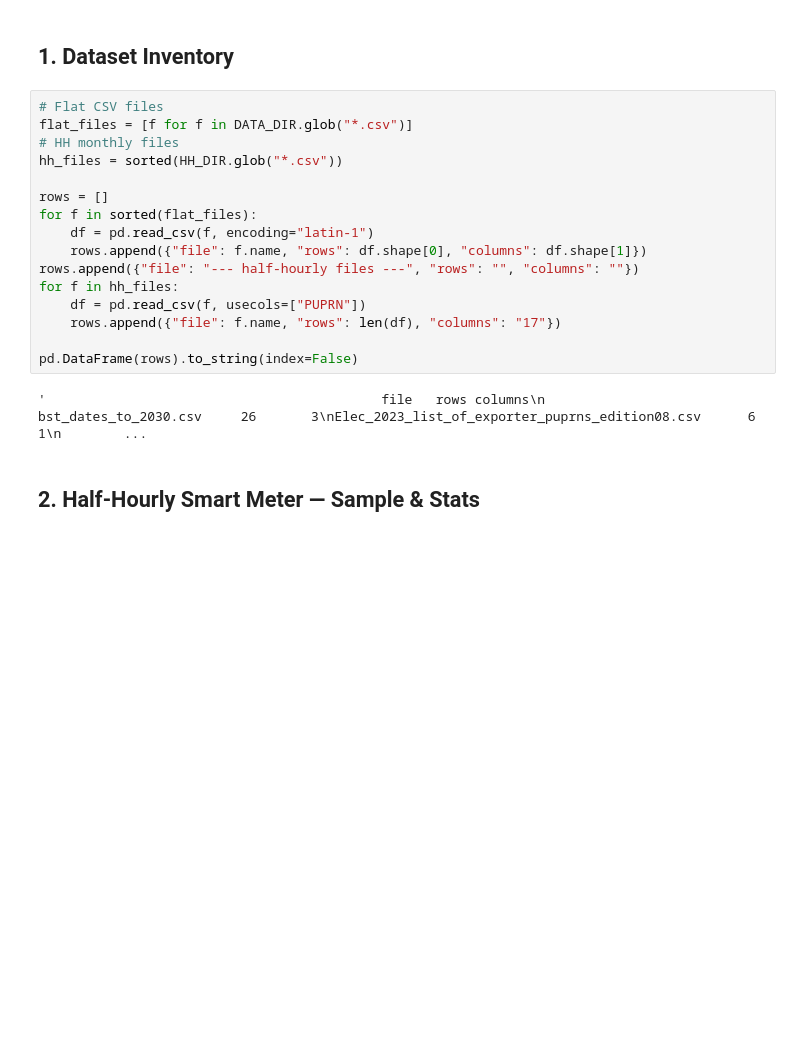
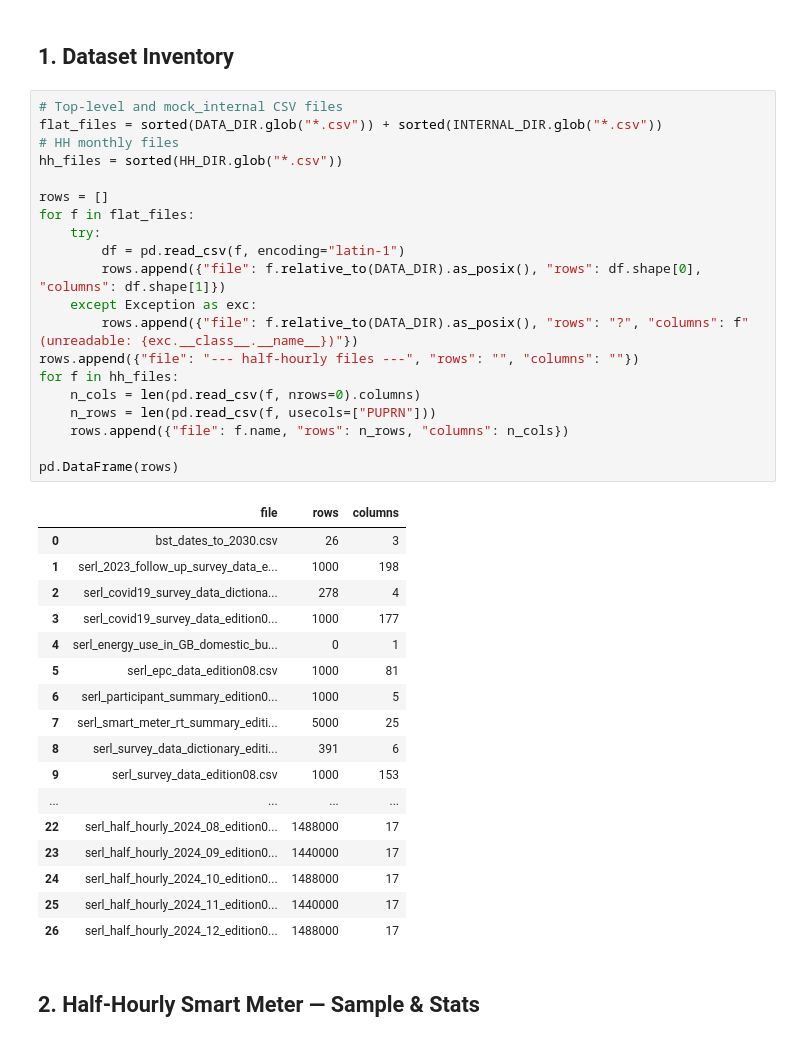
Before and after one commit to BarsantiMatteo/serl-mock, a Jupyter notebook: notebooks/explore_mock_data.ipynb, the cells around one changed output. Drawn from its saved outputs; the diff is of its cells as text; blank space fills up the shorter version.

```diff
--- a/notebooks/explore_mock_data.ipynb
+++ b/notebooks/explore_mock_data.ipynb
@@ -28,23 +36,43 @@ Data dir: C:\Users\matte\projects_python\serl-mock\data\mock
 # %% [markdown]
 ## 1. Dataset Inventory
 # %%
-# Flat CSV files
-flat_files = [f for f in DATA_DIR.glob("*.csv")]
+# Top-level and mock_internal CSV files
+flat_files = sorted(DATA_DIR.glob("*.csv")) + sorted(INTERNAL_DIR.glob("*.csv"))
 # HH monthly files
 hh_files = sorted(HH_DIR.glob("*.csv"))
 
 rows = []
-for f in sorted(flat_files):
-    df = pd.read_csv(f, encoding="latin-1")
-    rows.append({"file": f.name, "rows": df.shape[0], "columns": df.shape[1]})
+for f in flat_files:
+    try:
+        df = pd.read_csv(f, encoding="latin-1")
+        rows.append({"file": f.relative_to(DATA_DIR).as_posix(), "rows": df.shape[0], "columns": df.shape[1]})
+    except Exception as exc:
+        rows.append({"file": f.relative_to(DATA_DIR).as_posix(), "rows": "?", "columns": f"(unreadable: {exc.__class__.__name__})"})
 rows.append({"file": "--- half-hourly files ---", "rows": "", "columns": ""})
 for f in hh_files:
-    df = pd.read_csv(f, usecols=["PUPRN"])
-    rows.append({"file": f.name, "rows": len(df), "columns": "17"})
+    n_cols = len(pd.read_csv(f, nrows=0).columns)
+    n_rows = len(pd.read_csv(f, usecols=["PUPRN"]))
+    rows.append({"file": f.name, "rows": n_rows, "columns": n_cols})
 
-pd.DataFrame(rows).to_string(index=False)
+pd.DataFrame(rows)
 # %% [output]
-'                                           file   rows columns\n                          bst_dates_to_2030.csv     26       3\nElec_2023_list_of_exporter_puprns_edition08.csv      6       1\n        ...
+|  | file | rows | columns |
+| 0 | bst_dates_to_2030.csv | 26 | 3 |
+| 1 | serl_2023_follow_up_survey_data_e... | 1000 | 198 |
+| 2 | serl_covid19_survey_data_dictiona... | 278 | 4 |
+| 3 | serl_covid19_survey_data_edition0... | 1000 | 177 |
+| 4 | serl_energy_use_in_GB_domestic_bu... | 0 | 1 |
+| 5 | serl_epc_data_edition08.csv | 1000 | 81 |
+| 6 | serl_participant_summary_edition0... | 1000 | 5 |
+| 7 | serl_smart_meter_rt_summary_editi... | 5000 | 25 |
+| 8 | serl_survey_data_dictionary_editi... | 391 | 6 |
+| 9 | serl_survey_data_edition08.csv | 1000 | 153 |
+| ... | ... | ... | ... |
+| 22 | serl_half_hourly_2024_08_edition0... | 1488000 | 17 |
+| 23 | serl_half_hourly_2024_09_edition0... | 1440000 | 17 |
+| 24 | serl_half_hourly_2024_10_edition0... | 1488000 | 17 |
+| 25 | serl_half_hourly_2024_11_edition0... | 1440000 | 17 |
+| 26 | serl_half_hourly_2024_12_edition0... | 1488000 | 17 |
 # %% [markdown]
 ## 2. Half-Hourly Smart Meter — Sample & Stats
 # %%
```
Also changed, not shown: parts of 7 cells of this notebook, 1 other file.
